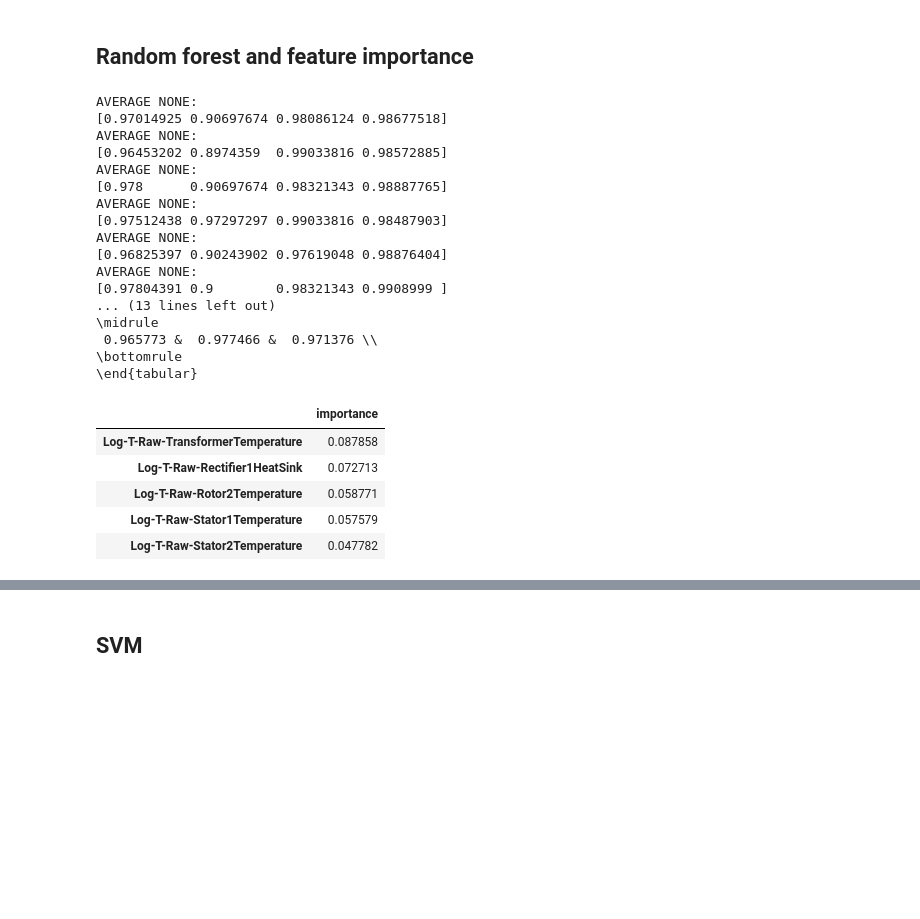
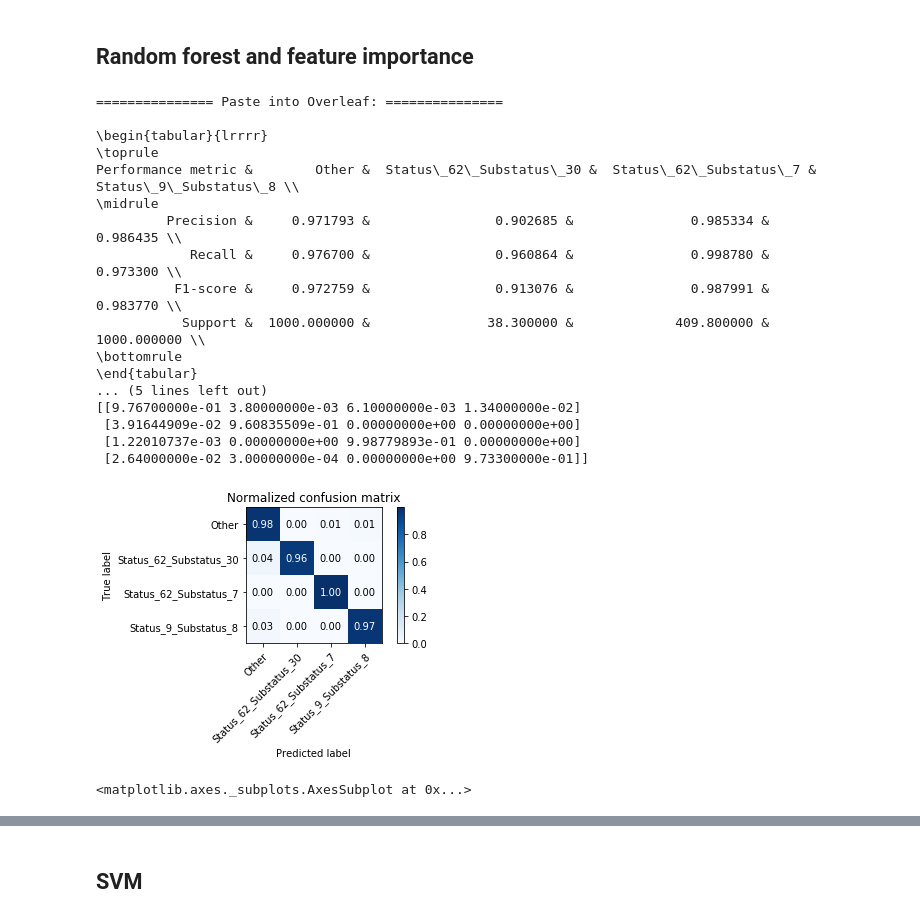
Before and after one commit to StianIsmar/project-thesis, a Jupyter notebook: TE/models/run_models_stian.ipynb, the cells around one changed output, grey strips where cells are left out. Saved outputs shown, nothing was run; the diff lists cells and outputs as text; code cells hidden in the pictures; blank space fills up the shorter version.

```diff
--- a/TE/models/run_models_stian.ipynb
+++ b/TE/models/run_models_stian.ipynb
@@ -136,46 +136,44 @@ dtype: int64
 # %%
 from sklearn.ensemble import RandomForestClassifier
 
 rf = RandomForestClassifier(n_estimators=10, random_state=12)
 
 # Smote is on the cross validation
 df_rf, y_true, y_pred = performance_measure.cross_validate_model(rf,X,y,smote=True)
 performance_measure.confusion_matrix(y_true,y_pred)
 
 # rf = random_forest_method.get_rf_model(pd.DataFrame(X_train_smote1,columns=X_train.columns), pd.DataFrame(X_test_smote1,columns=X_train.columns), y_train_smote1, y_test_smote1)
 # rf1 = random_forest_method.get_rf_model(X_train, X_test, y_train, y_test)
 
 # Combine training and test data for cross validation:
 
 rf.fit(X_smote,y_smote)
 
 columns = X.columns
 feature_importances = random_forest_method.get_feature_importances(rf, columns)
-feature_importances.head()
+#feature_importances.head()
+#performance_measure.confusion_matrix(y_true,y_pred,normalize=True)
+performance_measure.plot_confusion_matrix(y_true,y_pred,normalize=True)
 # %% [output]
-AVERAGE NONE:
-[0.97014925 0.90697674 0.98086124 0.98677518]
-AVERAGE NONE:
-[0.96453202 0.8974359  0.99033816 0.98572885]
-AVERAGE NONE:
-[0.978      0.90697674 0.98321343 0.98887765]
-AVERAGE NONE:
-[0.97512438 0.97297297 0.99033816 0.98487903]
-AVERAGE NONE:
-[0.96825397 0.90243902 0.97619048 0.98876404]
-AVERAGE NONE:
-[0.97804391 0.9        0.98321343 0.9908999 ]
-... (13 lines left out)
+=============== Paste into Overleaf: ===============
+
+\begin{tabular}{lrrrr}
+\toprule
+Performance metric &        Other &  Status\_62\_Substatus\_30 &  Status\_62\_Substatus\_7 &  Status\_9\_Substatus\_8 \\
 \midrule
- 0.965773 &  0.977466 &  0.971376 \\
+         Precision &     0.971793 &                0.902685 &               0.985334 &              0.986435 \\
+            Recall &     0.976700 &                0.960864 &               0.998780 &              0.973300 \\
+          F1-score &     0.972759 &                0.913076 &               0.987991 &              0.983770 \\
+           Support &  1000.000000 &               38.300000 &             409.800000 &           1000.000000 \\
 \bottomrule
 \end{tabular}
+... (5 lines left out)
+[[9.76700000e-01 3.80000000e-03 6.10000000e-03 1.34000000e-02]
+ [3.91644909e-02 9.60835509e-01 0.00000000e+00 0.00000000e+00]
+ [1.22010737e-03 0.00000000e+00 9.98779893e-01 0.00000000e+00]
+ [2.64000000e-02 3.00000000e-04 0.00000000e+00 9.73300000e-01]]
-|  | importance |
-| Log-T-Raw-TransformerTemperature | 0.087858 |
-| Log-T-Raw-Rectifier1HeatSink | 0.072713 |
-| Log-T-Raw-Rotor2Temperature | 0.058771 |
-| Log-T-Raw-Stator1Temperature | 0.057579 |
-| Log-T-Raw-Stator2Temperature | 0.047782 |
+[figure, added]
+<matplotlib.axes._subplots.AxesSubplot at 0x...>
 # %%
 pandas_to_latex.df_to_latex(feature_importances.head())
 # %% [output]
```
Also changed, not shown: parts of 23 cells of this notebook, 4 other files.
